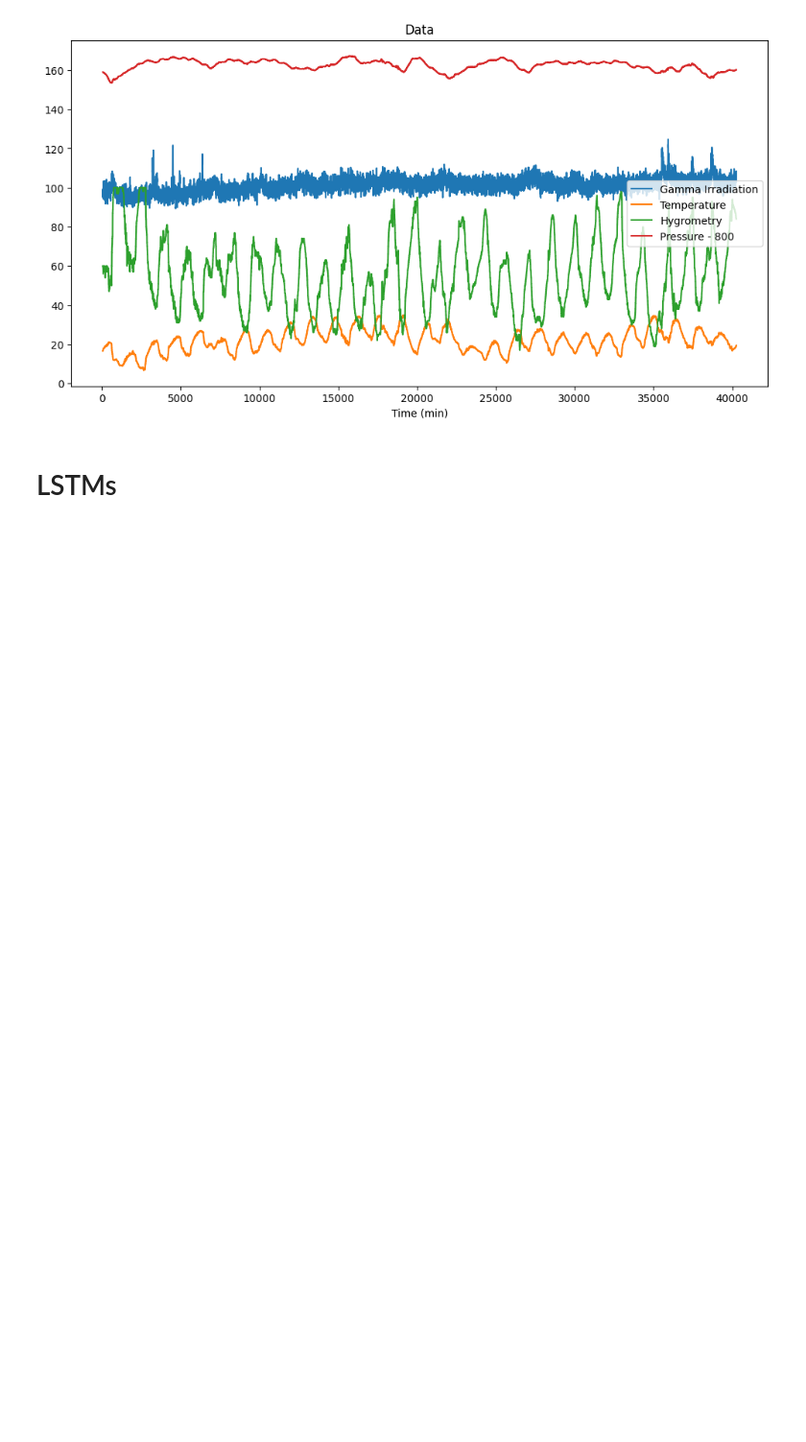
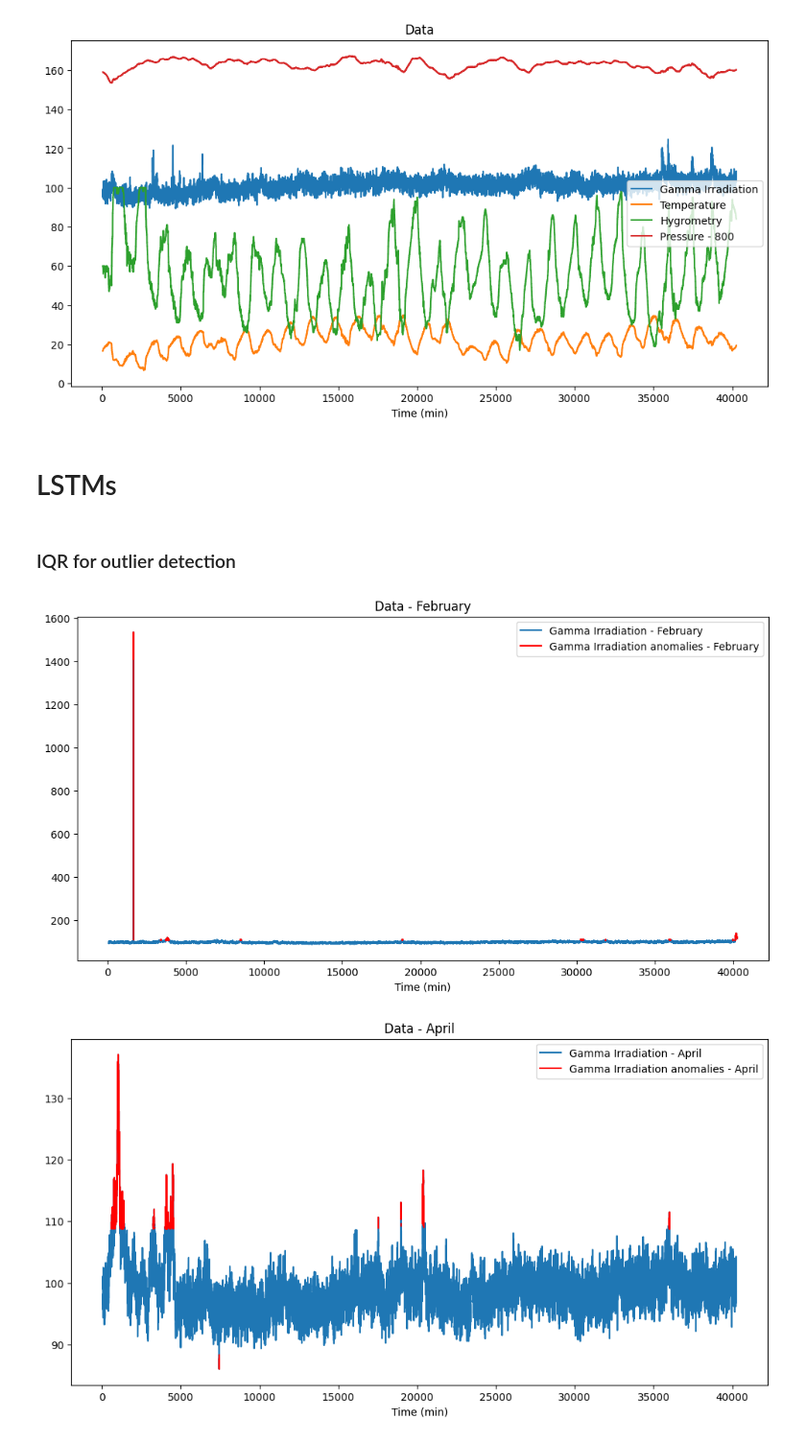
Before and after one commit to LucasTramonte/Radiological-pollution-monitoring-anomaly-detection, a Jupyter notebook: main.ipynb, the cells around one changed output. Shown at 96% size. Saved outputs shown, nothing was run; the diff lists cells and outputs as text; code cells hidden in the pictures; blank space fills up the shorter version.

```diff
--- a/main.ipynb
+++ b/main.ipynb
@@ -45,0 +38,3 @@ data_gamma_irradiation
+# %%
+data = data_gamma_irradiation.copy()
+data
@@ -50,7 +75,7 @@ data_gamma_irradiation
 month = 3  # selected month: June
 
 # Extract data for the selected month
-sigg = data_gamma_irradiation.iloc[:, month-1]  # Gamma irradiation data
+sigg = data.iloc[:, month-1]  # Gamma irradiation data
 sigt = data_temp.iloc[:, month-1]               # Temperature data
 sigh = data_hygometry.iloc[:, month-1]          # Hygrometry data
 sigp = data_patm.iloc[:, month-1]               # Atmospheric pressure data
@@ -78,3 +103,60 @@ plt.show()
 [figure]
 # %% [markdown]
 # LSTMs
+# %% [markdown]
+### IQR for outlier detection
+# %%
+def IQR(X_train, month_col, month_name):
+    """
+    Function to process the data for a specific month, detect anomalies, and plot the results.
+
+    Parameters:
+    - X_train: DataFrame containing training data for all columns
+    - month_col: index or name of the column representing the specific month to be processed
+    - month_name: name of the month (for plot title)
+    """
+    # Extract data for the selected month
+    sigg = X_train.iloc[:, month_col]
+
+    # Remove the first and last hour of data
+    N = len(sigg)  # number of data points
+    Nh = 60  # 1 hour (60 minutes)
+    t = list(range(N))  # time vector
+    t_trimmed = t[Nh:N-Nh]  # trimming first and last hour
+
+    ## Anomaly: IQR
+    Q1 = sigg.quantile(0.25)
+    Q3 = sigg.quantile(0.75)
+    IQR = Q3 - Q1
+
+    threshold_lower = Q1 - 2 * IQR
+    threshold_upper = Q3 + 2 * IQR
+
+    # Detect anomalies
+    anomalies = X_train[(X_train < threshold_lower) | (X_train > threshold_upper)]
+    sigg_anomaly = anomalies.iloc[:, month_col]
+
+    # Remove the first and last hour of anomaly data
+    N_a = len(sigg_anomaly)  # number of data points
+    t_a = list(range(N_a))  # time vector for anomalies
+    t_trimmed_a = t_a[Nh:N_a-Nh]
+
+    plt.figure(figsize=(12, 6))
+    plt.plot(t_trimmed, sigg[Nh:N-Nh], label=f'Gamma Irradiation - {month_name}')
+    plt.plot(t_trimmed_a, sigg_anomaly[Nh:N_a-Nh], label=f'Gamma Irradiation anomalies - {month_name}', color='r')
+
+    plt.xlabel('Time (min)')
+    plt.title(f'Data - {month_name}')
+    plt.legend()
+    plt.show()
+
+# Split the data into training and testing sets
+X_train = data.iloc[:, 0:3]
+X_test = data.iloc[:, -1]
+
+IQR(X_train, 0, "February")
+IQR(X_train, 1, "April")
+IQR(X_train, 2, "June")
+# %% [output]
+[figure, added]
+[figure, added]
```
Also changed, not shown: parts of 5 cells of this notebook, 2 other files.
